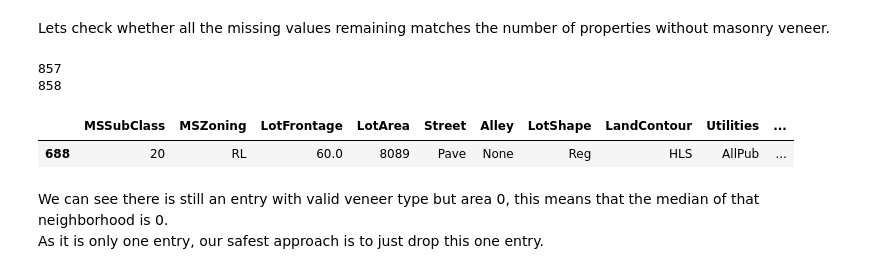
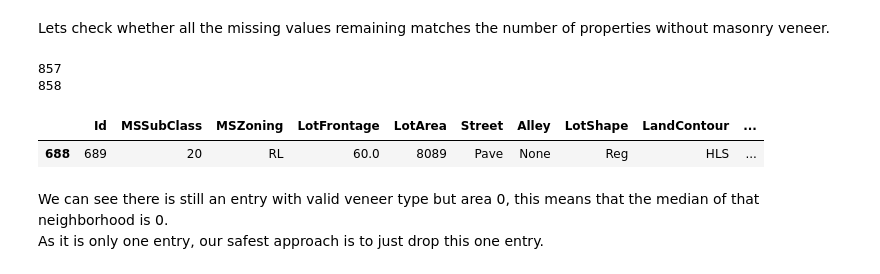
Before and after one commit to Kev-HL/house-price-prediction, a Jupyter notebook: notebooks/housing.ipynb, the cells around one changed output. Cells and saved outputs as stored; diff of their text form; code cells hidden in the pictures.

```diff
--- a/notebooks/housing.ipynb
+++ b/notebooks/housing.ipynb
@@ -231,13 +214,13 @@ array(['None', 'Shed', 'Gar2', 'Othr', 'TenC'], dtype=object)
 # %% [markdown]
 Both **Alley** and **Fence** also use NA as None. This time there is no information to crosscheck, so we will assume all NA values are correct.
 # %%
-df['Alley'] = df['Alley'].fillna('None')
-df['Alley'].unique()
+traindf['Alley'] = traindf['Alley'].fillna('None')
+traindf['Alley'].unique()
 # %% [output]
 array(['None', 'Grvl', 'Pave'], dtype=object)
 # %%
-df['Fence'] = df['Fence'].fillna('None')
-df['Fence'].unique()
+traindf['Fence'] = traindf['Fence'].fillna('None')
+traindf['Fence'].unique()
 # %% [output]
 array(['None', 'MnPrv', 'GdWo', 'GdPrv', 'MnWw'], dtype=object)
 # %% [markdown]
@@ -296,33 +279,33 @@ We are going to drop the entries with both values missing, and the two with 1.0
 
 As for the other two cases, we are going to replace the missing values with the mode of the type from its neighborhood, and with the median of the neighborhood of the area.
 # %%
-df = df.drop(index=df[(df['MasVnrType'].isnull()) & (df['MasVnrArea'].isnull())].index)
-df = df.drop(index=df[(df['MasVnrArea'] == 1.0)].index)
+traindf = traindf.drop(index=traindf[(traindf['MasVnrType'].isnull()) & (traindf['MasVnrArea'].isnull())].index)
+traindf = traindf.drop(index=traindf[(traindf['MasVnrArea'] == 1.0)].index)
 # %%
 # Create boolean mask for those rows where MasVnrType is NaN and MasVnrArea is not 0
-mask1 = df['MasVnrType'].isna() & (df['MasVnrArea'] != 0)
+mask1 = traindf['MasVnrType'].isna() & (traindf['MasVnrArea'] != 0)
 
 # Create boolean mask for those rows where MasVnrType has a valid value and MasVnrArea is 0
-mask2 = ~df['MasVnrType'].isna() & (df['MasVnrArea'] == 0)
+mask2 = ~traindf['MasVnrType'].isna() & (traindf['MasVnrArea'] == 0)
 
 # Group by Neighborhood and get the mode of MasVnrType by Neighborhood and the median of MasVnrArea.
-MasVnrType_mode_Neighborhood = (df.groupby('Neighborhood')['MasVnrType'].agg(lambda x: x.mode().iloc[0] if not x.mode().empty else 'None'))
-MasVnrArea_median_Neighborhood = df.groupby('Neighborhood')['MasVnrArea'].median()
+MasVnrType_mode_Neighborhood = (traindf.groupby('Neighborhood')['MasVnrType'].agg(lambda x: x.mode().iloc[0] if not x.mode().empty else 'None'))
+MasVnrArea_median_Neighborhood = traindf.groupby('Neighborhood')['MasVnrArea'].median()
 
 # Map the mode values to the original DataFrame
-df.loc[mask1, 'MasVnrType'] = df.loc[mask1, 'Neighborhood'].map(MasVnrType_mode_Neighborhood)
-df.loc[mask2, 'MasVnrArea'] = df.loc[mask2, 'Neighborhood'].map(MasVnrArea_median_Neighborhood)
+traindf.loc[mask1, 'MasVnrType'] = traindf.loc[mask1, 'Neighborhood'].map(MasVnrType_mode_Neighborhood)
+traindf.loc[mask2, 'MasVnrArea'] = traindf.loc[mask2, 'Neighborhood'].map(MasVnrArea_median_Neighborhood)
 # %% [markdown]
 Lets check whether all the missing values remaining matches the number of properties without masonry veneer.
 # %%
-print(df['MasVnrType'].isnull().sum())
-print((df['MasVnrArea'] == 0).sum())
-df[(df['MasVnrArea'] == 0) & ~(df['MasVnrType'].isnull())]
+print(traindf['MasVnrType'].isnull().sum())
+print((traindf['MasVnrArea'] == 0).sum())
+traindf[(traindf['MasVnrArea'] == 0) & ~(traindf['MasVnrType'].isnull())]
 # %% [output]
 857
 858
-|  | MSSubClass | MSZoning | LotFrontage | LotArea | Street | Alley | LotShape | LandContour | Utilities | ... |
-| 688 | 20 | RL | 60.0 | 8089 | Pave | None | Reg | HLS | AllPub | ... |
+|  | Id | MSSubClass | MSZoning | LotFrontage | LotArea | Street | Alley | LotShape | LandContour | ... |
+| 688 | 689 | 20 | RL | 60.0 | 8089 | Pave | None | Reg | HLS | ... |
 # %% [markdown]
 We can see there is still an entry with valid veneer type but area 0, this means that the median of that neighborhood is 0.
 As it is only one entry, our safest approach is to just drop this one entry.
```
Also changed, not shown: parts of 120 cells of this notebook.
